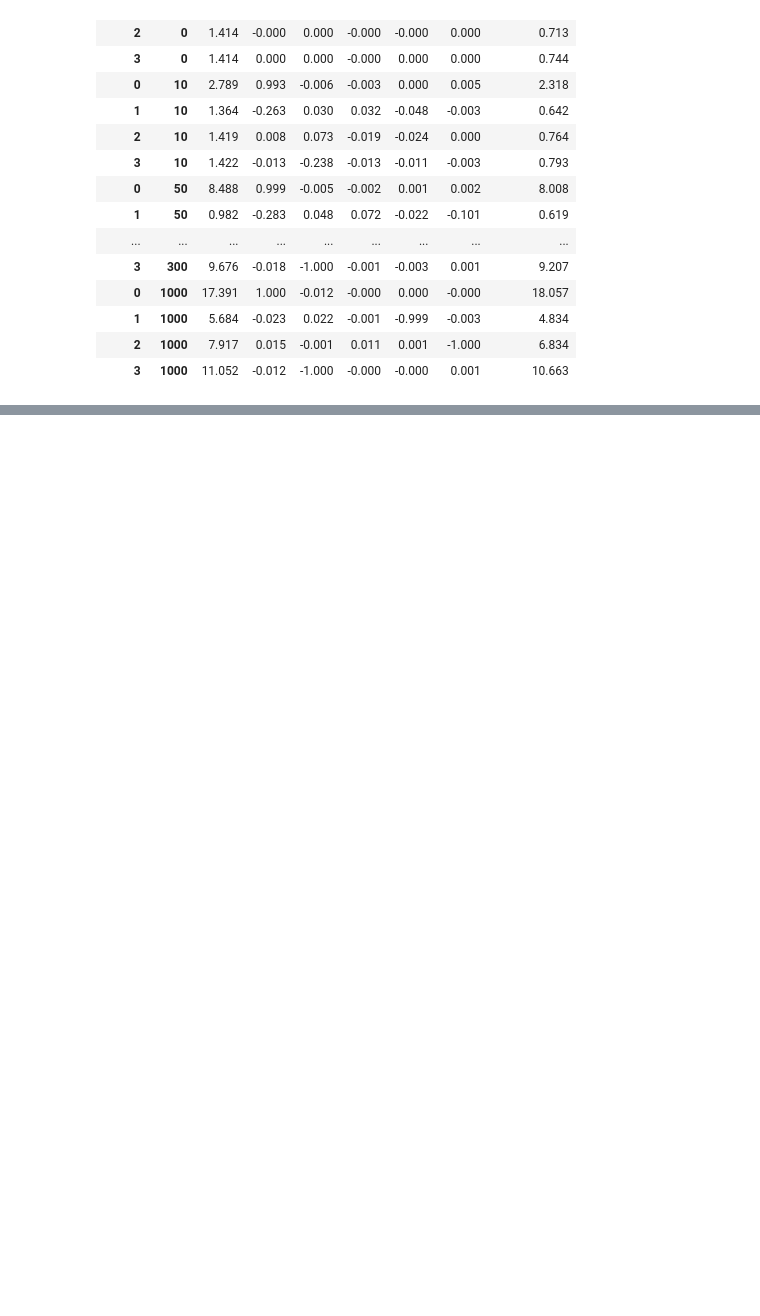
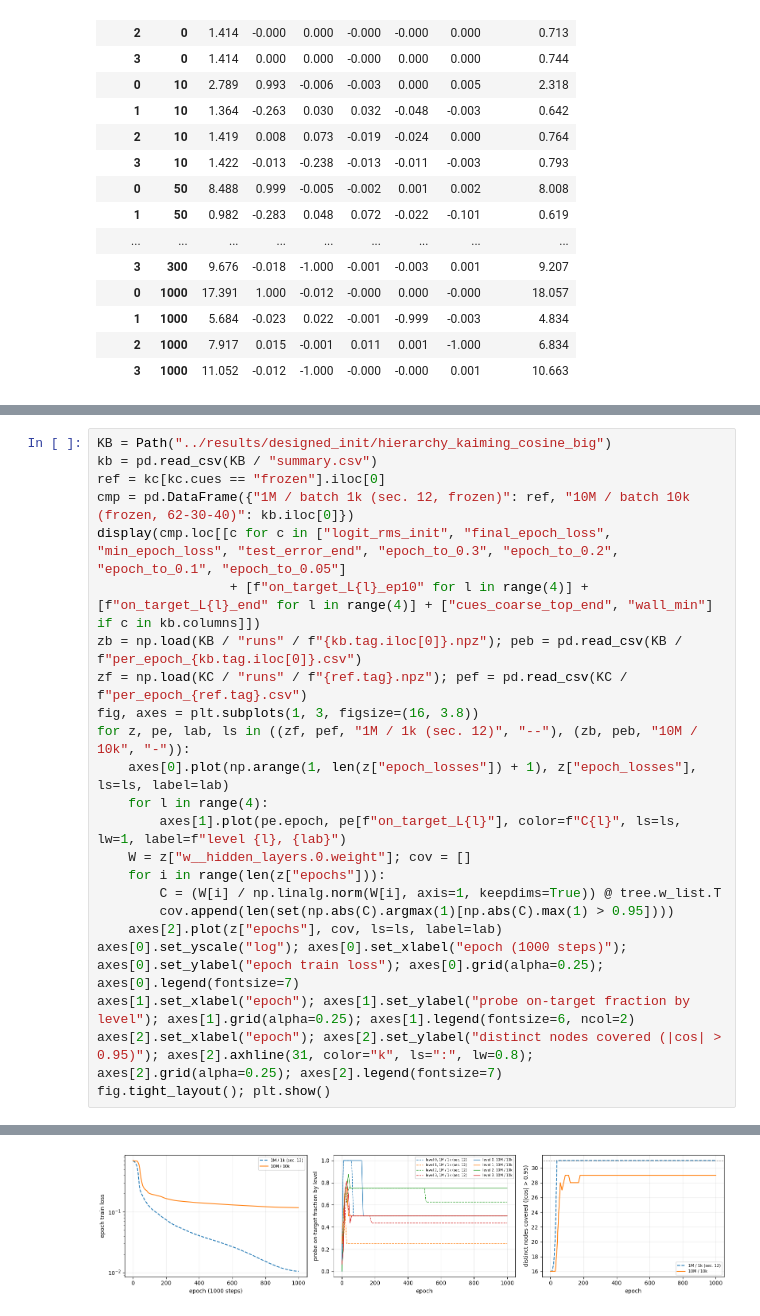
Before and after one commit to HarishGP/layer-lenses, a Jupyter notebook: notebooks/designed_init_u0.ipynb, the cells around one changed output, grey strips where cells are left out. Saved outputs shown, nothing was run; the diff lists cells and outputs as text; blank space fills up the shorter version.

```diff
--- a/notebooks/designed_init_u0.ipynb
+++ b/notebooks/designed_init_u0.ipynb
@@ -865,0 +927,24 @@ display(series[series.epoch.isin([0, 10, 50, 100, 300, 1000])].round(3).set_inde
+# %%
+KB = Path("../results/designed_init/hierarchy_kaiming_cosine_big")
+kb = pd.read_csv(KB / "summary.csv")
+ref = kc[kc.cues == "frozen"].iloc[0]
+cmp = pd.DataFrame({"1M / batch 1k (sec. 12, frozen)": ref, "10M / batch 10k (frozen, 62-30-40)": kb.iloc[0]})
+display(cmp.loc[[c for c in ["logit_rms_init", "final_epoch_loss", "min_epoch_loss", "test_error_end", "epoch_to_0.3", "epoch_to_0.2", "epoch_to_0.1", "epoch_to_0.05"]
+                 + [f"on_target_L{l}_ep10" for l in range(4)] + [f"on_target_L{l}_end" for l in range(4)] + ["cues_coarse_top_end", "wall_min"] if c in kb.columns]])
+zb = np.load(KB / "runs" / f"{kb.tag.iloc[0]}.npz"); peb = pd.read_csv(KB / f"per_epoch_{kb.tag.iloc[0]}.csv")
+zf = np.load(KC / "runs" / f"{ref.tag}.npz"); pef = pd.read_csv(KC / f"per_epoch_{ref.tag}.csv")
+fig, axes = plt.subplots(1, 3, figsize=(16, 3.8))
+for z, pe, lab, ls in ((zf, pef, "1M / 1k (sec. 12)", "--"), (zb, peb, "10M / 10k", "-")):
+    axes[0].plot(np.arange(1, len(z["epoch_losses"]) + 1), z["epoch_losses"], ls=ls, label=lab)
+    for l in range(4):
+        axes[1].plot(pe.epoch, pe[f"on_target_L{l}"], color=f"C{l}", ls=ls, lw=1, label=f"level {l}, {lab}")
+    W = z["w__hidden_layers.0.weight"]; cov = []
+    for i in range(len(z["epochs"])):
+        C = (W[i] / np.linalg.norm(W[i], axis=1, keepdims=True)) @ tree.w_list.T
+        cov.append(len(set(np.abs(C).argmax(1)[np.abs(C).max(1) > 0.95])))
+    axes[2].plot(z["epochs"], cov, ls=ls, label=lab)
+axes[0].set_yscale("log"); axes[0].set_xlabel("epoch (1000 steps)"); axes[0].set_ylabel("epoch train loss"); axes[0].grid(alpha=0.25); axes[0].legend(fontsize=7)
+axes[1].set_xlabel("epoch"); axes[1].set_ylabel("probe on-target fraction by level"); axes[1].grid(alpha=0.25); axes[1].legend(fontsize=6, ncol=2)
+axes[2].set_xlabel("epoch"); axes[2].set_ylabel("distinct nodes covered (|cos| > 0.95)"); axes[2].axhline(31, color="k", ls=":", lw=0.8); axes[2].grid(alpha=0.25); axes[2].legend(fontsize=7)
+fig.tight_layout(); plt.show()
+# %% [output]
@@ -865,0 +968 @@ display(series[series.epoch.isin([0, 10, 50, 100, 300, 1000])].round(3).set_inde
+[figure, added]
```
Also changed, not shown: parts of 9 cells of this notebook, 10 other files.
